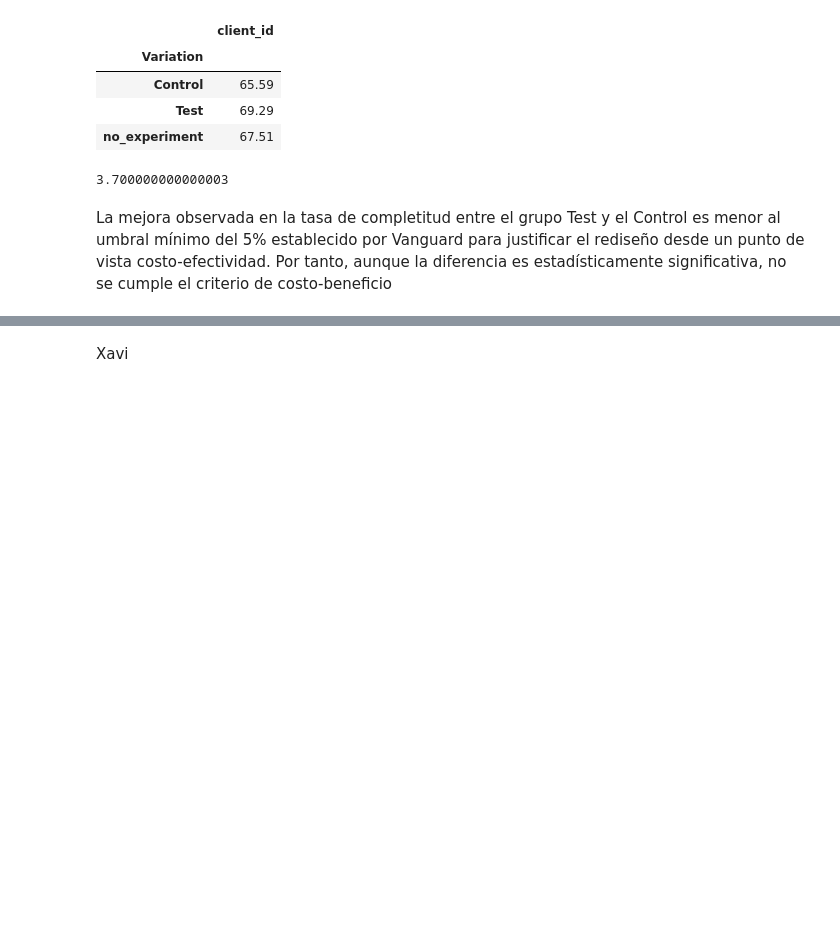
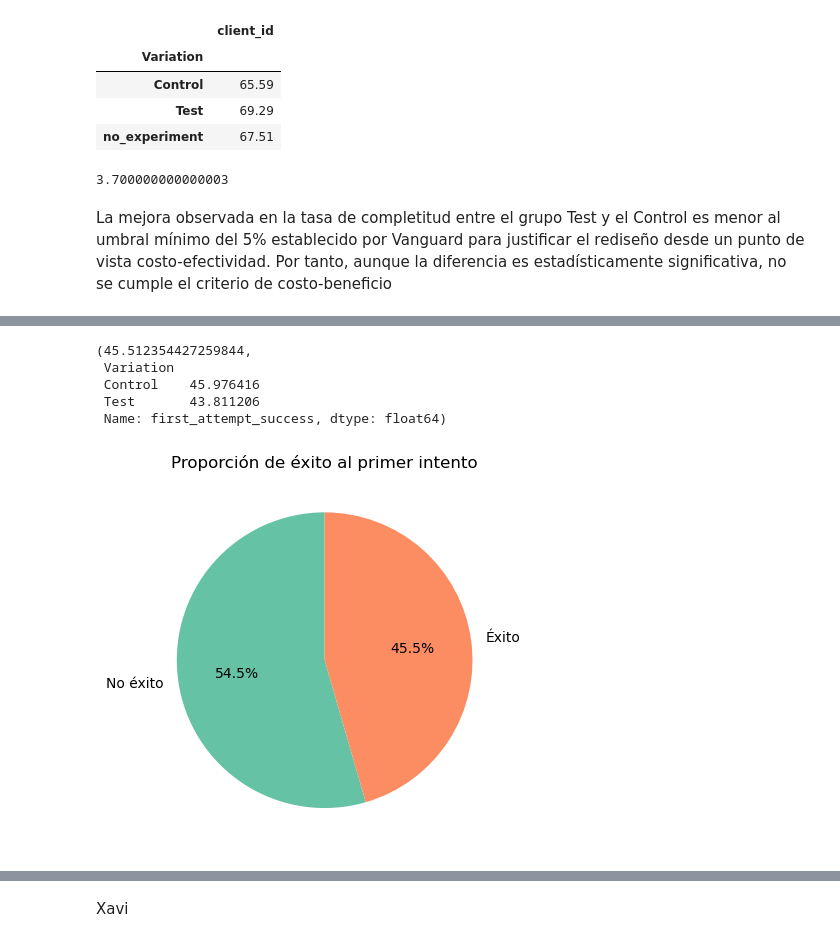
Before and after one commit to JimenezRoDA/vanguard-ab-test, a Jupyter notebook: vanguard-ab-test.ipynb, the cells around one changed output, grey strips where cells are left out. Drawn from its saved outputs; the diff is of its cells as text; code cells hidden in the pictures; blank space fills up the shorter version.

```diff
--- a/vanguard-ab-test.ipynb
+++ b/vanguard-ab-test.ipynb
@@ -990,0 +1100,19 @@ La mejora observada en la tasa de completitud entre el grupo Test y el Control e
+# %%
+ruta_ideal = ['start', 'step_1', 'step_2', 'step_3', 'confirm']
+# %%
+step_sequences = df_valid.groupby('client_id')['process_step'].apply(list)
+# %%
+first_attempt_success = []
+
+for client_id, seq in step_sequences.items():
+    if seq == ruta_ideal:
+        first_attempt_success.append(True)
+    else:
+        first_attempt_success.append(False)
+
+first_attempt_success_df = pd.DataFrame({
+    'client_id': list(step_sequences.index),
+    'first_attempt_success': first_attempt_success
+})
+
+df_merged = first_attempt_success_df.merge(df_exp_cli, on='client_id', how='inner')
@@ -990,0 +1135,4 @@ La mejora observada en la tasa de completitud entre el grupo Test y el Control e
+# %%
+sum_exito = first_attempt_success_df['first_attempt_success'].value_counts()
+sum_por_grupo = df_merged.groupby('Variation')['first_attempt_success'].sum()
+sum_exito,sum_por_grupo
@@ -990,0 +1148,18 @@ La mejora observada en la tasa de completitud entre el grupo Test y el Control e
+# %%
+tasa_exito = first_attempt_success_df['first_attempt_success'].mean() * 100
+tasa_por_grupo = df_merged.groupby('Variation')['first_attempt_success'].mean() * 100
+tasa_exito, tasa_por_grupo
+# %% [output]
+(45.512354427259844,
+ Variation
+ Control    45.976416
+ Test       43.811206
+ Name: first_attempt_success, dtype: float64)
+# %%
+palette = sns.color_palette("Set2", 2)
+labels = ['No éxito', 'Éxito']
+plt.pie(sum_exito, labels=labels, autopct='%1.1f%%', colors=palette, startangle=90)
+plt.title('Proporción de éxito al primer intento')
+plt.show()
+# %% [output]
+[figure, added]
```
Also changed, not shown: parts of 34 cells of this notebook.
